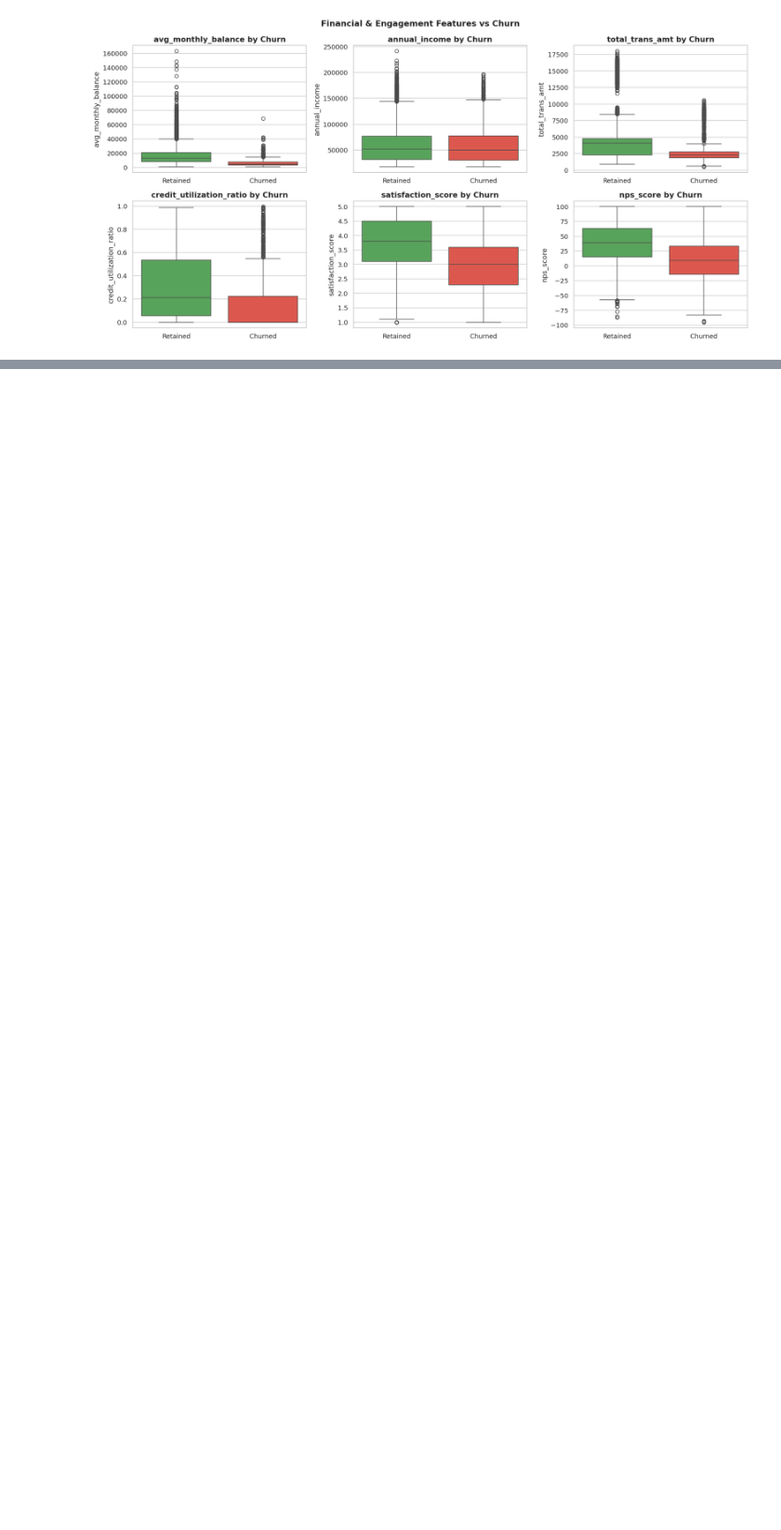
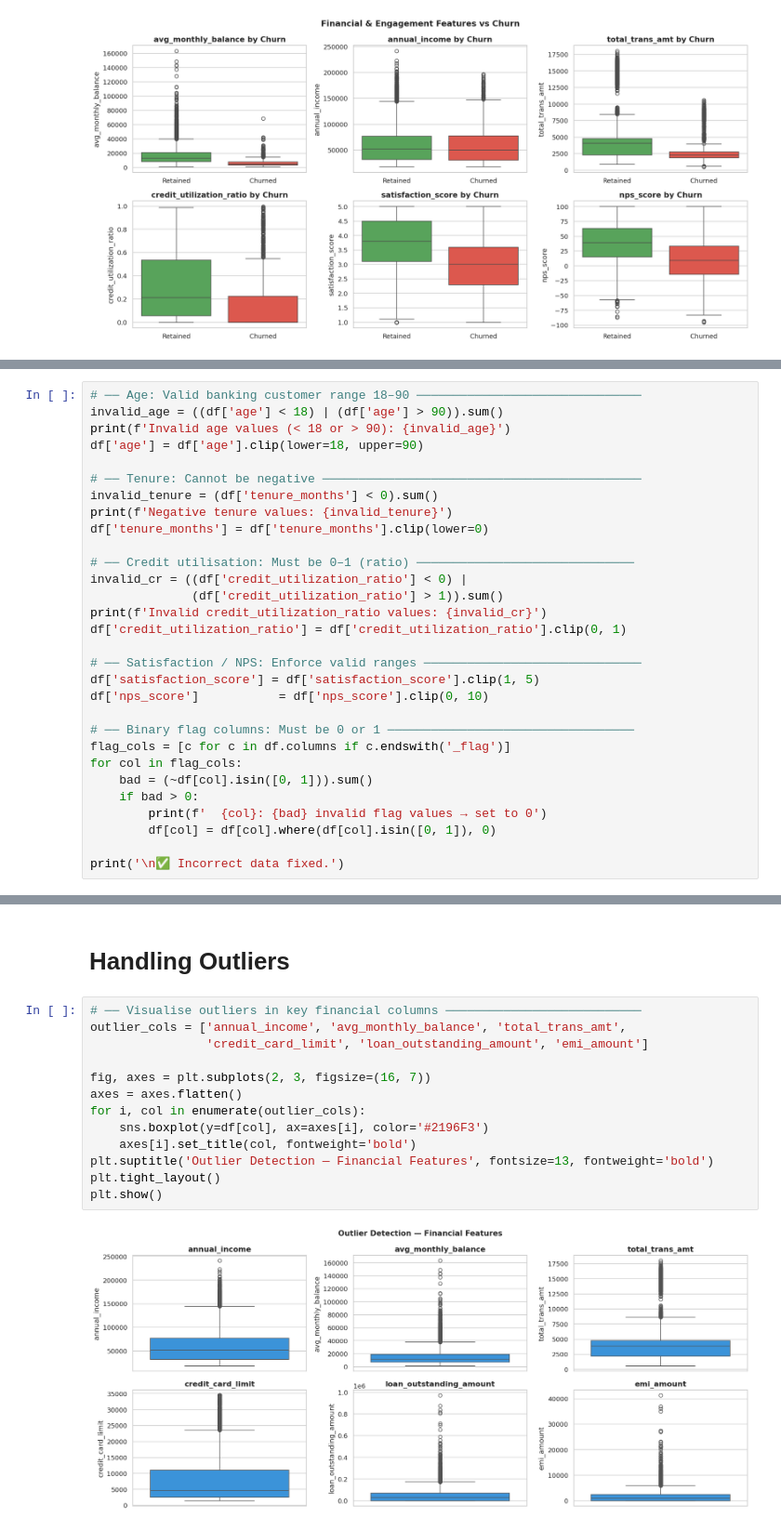
Before and after one commit to ayushi226-del/churnzero, a Jupyter notebook: churn_0.ipynb, the cells around one changed output, grey strips where cells are left out. Shown at 93% size. Drawn from its saved outputs; the diff is of its cells as text; blank space fills up the shorter version.

```diff
--- a/churn_0.ipynb
+++ b/churn_0.ipynb
@@ -279,0 +340,30 @@ plt.show()
+# %%
+# ── Age: Valid banking customer range 18–90 ───────────────────────────────
+invalid_age = ((df['age'] < 18) | (df['age'] > 90)).sum()
+print(f'Invalid age values (< 18 or > 90): {invalid_age}')
+df['age'] = df['age'].clip(lower=18, upper=90)
+
+# ── Tenure: Cannot be negative ────────────────────────────────────────────
+invalid_tenure = (df['tenure_months'] < 0).sum()
+print(f'Negative tenure values: {invalid_tenure}')
+df['tenure_months'] = df['tenure_months'].clip(lower=0)
+
+# ── Credit utilisation: Must be 0–1 (ratio) ──────────────────────────────
+invalid_cr = ((df['credit_utilization_ratio'] < 0) |
+              (df['credit_utilization_ratio'] > 1)).sum()
+print(f'Invalid credit_utilization_ratio values: {invalid_cr}')
+df['credit_utilization_ratio'] = df['credit_utilization_ratio'].clip(0, 1)
+
+# ── Satisfaction / NPS: Enforce valid ranges ──────────────────────────────
+df['satisfaction_score'] = df['satisfaction_score'].clip(1, 5)
+df['nps_score']           = df['nps_score'].clip(0, 10)
+
+# ── Binary flag columns: Must be 0 or 1 ──────────────────────────────────
+flag_cols = [c for c in df.columns if c.endswith('_flag')]
+for col in flag_cols:
+    bad = (~df[col].isin([0, 1])).sum()
+    if bad > 0:
+        print(f'  {col}: {bad} invalid flag values → set to 0')
+        df[col] = df[col].where(df[col].isin([0, 1]), 0)
+
+print('\n✅ Incorrect data fixed.')
@@ -279,0 +376,17 @@ plt.show()
+# %% [markdown]
+# Handling Outliers
+# %%
+# ── Visualise outliers in key financial columns ───────────────────────────
+outlier_cols = ['annual_income', 'avg_monthly_balance', 'total_trans_amt',
+                'credit_card_limit', 'loan_outstanding_amount', 'emi_amount']
+
+fig, axes = plt.subplots(2, 3, figsize=(16, 7))
+axes = axes.flatten()
+for i, col in enumerate(outlier_cols):
+    sns.boxplot(y=df[col], ax=axes[i], color='#2196F3')
+    axes[i].set_title(col, fontweight='bold')
+plt.suptitle('Outlier Detection — Financial Features', fontsize=13, fontweight='bold')
+plt.tight_layout()
+plt.show()
+# %% [output]
+[figure, added]
```
Also changed, not shown: parts of 21 cells of this notebook.
